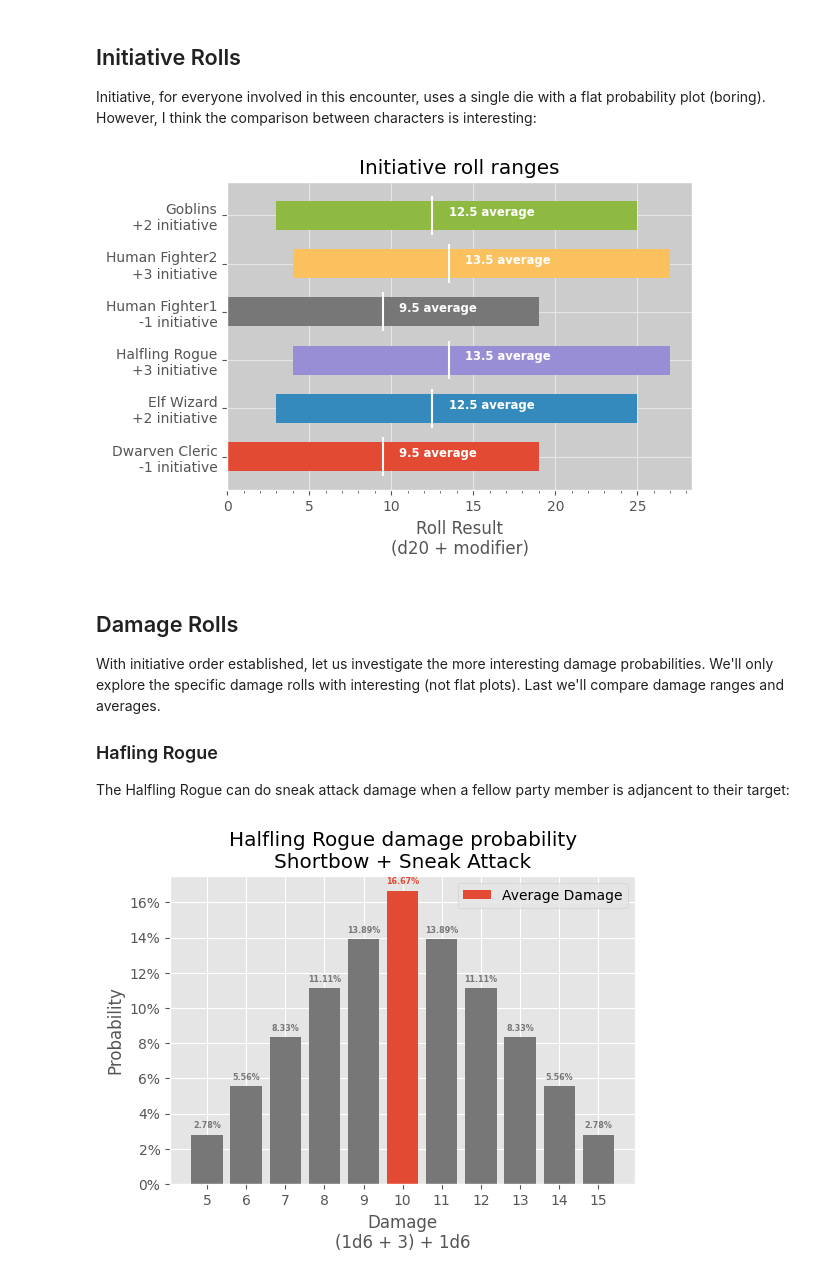
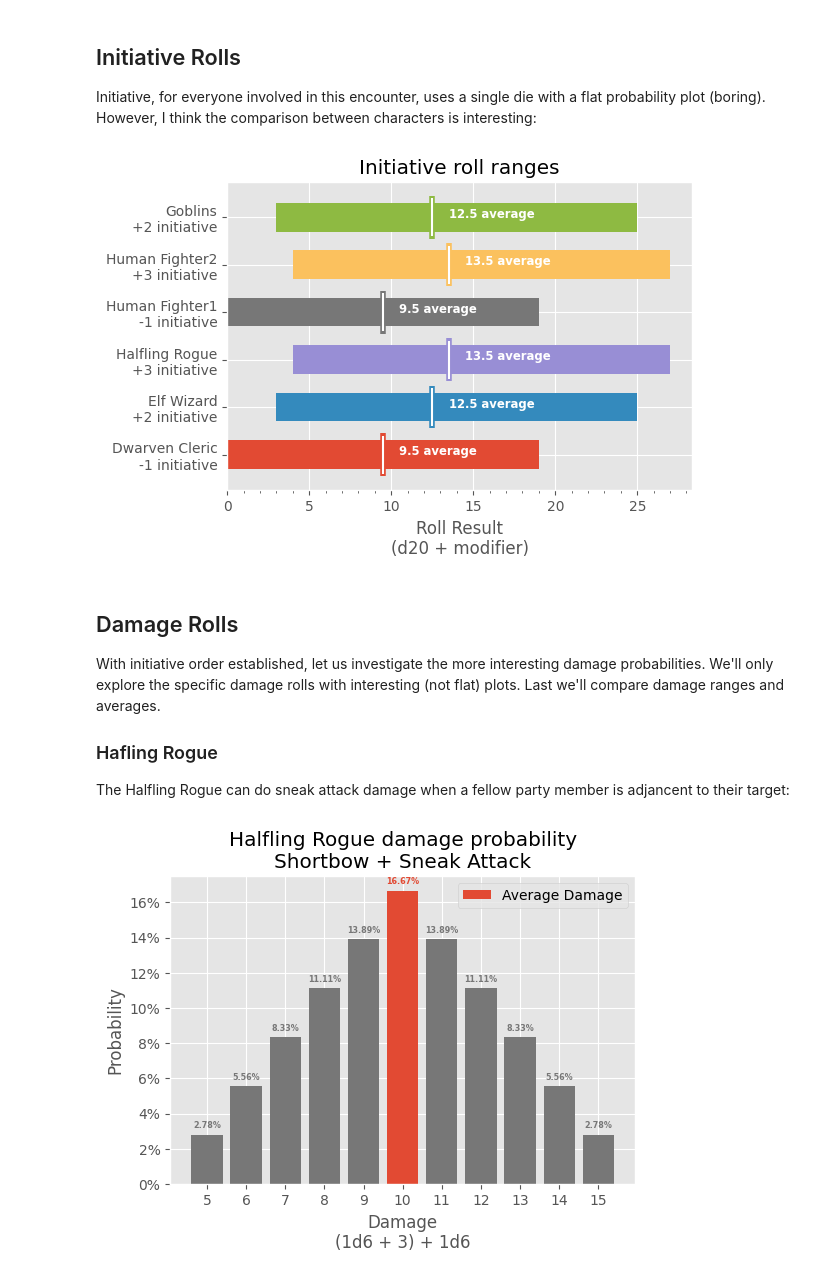
Before and after one commit to TimidRobot/dnd_probabilities, a Jupyter notebook: phandelver_probabilities.ipynb, the cells around one changed output. Saved outputs shown, nothing was run; the diff lists cells and outputs as text; code cells hidden in the pictures.

```diff
--- a/phandelver_probabilities.ipynb
+++ b/phandelver_probabilities.ipynb
@@ -46,10 +46,34 @@ Rolling any given number on a d20 has a probability of: 1/20 or 5%
 
 We can use the `numpy` library to make things easier for ourselves. Its array objects work very nicely with plotting and we can quickly generate the range of numbers used by dice using its functions:
 # %%
-# Global dice arrays
-d4 = numpy.arange(1, 5)  # Array of 1-4 inclusive
-d6 = numpy.arange(1, 7)  # Array of 1-6 inclusive
-d20 = numpy.arange(1, 21)  # Array of 1-20 inclusive
+def dice(formula):
+    """
+    Create numpy array from dice formula (example: 3d6 + 2)
+    """
+    modifier = 0
+    count, faces = formula.split("d")
+    if not count:
+        count = 1
+    else:
+        count = int(count.strip())
+    if "+" in faces:
+        faces, modifier = faces.split("+")
+        modifier = int(modifier.strip())
+    elif "-" in faces:
+        faces, modifier = faces.split("-")
+        modifier = int(f"-{modifier.strip()}")
+    faces = int(faces.strip())
+    array = numpy.arange(
+        (1 * count) + modifier, (faces * count) + modifier + 1
+    )
+    return array
+
+
+d4 = dice("d4")
+d6 = dice("d6")
+d8 = dice("d8")
+d12 = dice("d12")
+d20 = dice("d20")
 # %% [markdown]
 ### Simple Plot
 
@@ -255,6 +287,8 @@ ax2.set_ylim(ax1.get_ylim())  # use same scale for both axes
 
 Initiative, for everyone involved in this encounter, uses a single die with a flat probability plot (boring). However, I think the comparison between characters is interesting:
 # %%
+# d20 defined above
+
 initiative = [
     # Character, Initiative
     ("Dwarven Cleric\n-1 initiative", -1),
@@ -267,46 +301,44 @@ initiative = [
 
 initiative_arrays = []
 for _, modifier in initiative:
-    initiative_arrays.append(numpy.arange(1 + modifier, 21 + modifier))
+    initiative_arrays.append(d20 + modifier)
 
 # Initialize plot
 fig, ax = plot.subplots()
 fig.set_size_inches(6, 4)
 
 for i, array in enumerate(initiative_arrays):
     x = i + 1
     ax.barh(x, array, height=0.6, left=array[0])
+    ax.vlines(array.mean(), x - 0.45, x + 0.45, color=f"C{i}", linewidth=4.0)
     ax.vlines(array.mean(), x - 0.4, x + 0.4, color="white")
     ax.annotate(
         f"{array.mean()} average",
         (array.mean() + 1, x),
         color="white",
         fontsize="small",
         fontweight="bold",
         horizontalalignment="left",
     )
 
 # Configure Title
 ax.set_title("Initiative roll ranges")
 # Confgure X Axis
 ax.set_xlabel("Roll Result\n(d20 + modifier)")
 ax.xaxis.set_minor_locator(ticker.AutoMinorLocator())
 # Configure Y Axis
 ax.yaxis.set_major_locator(
     ticker.FixedLocator(range(len(initiative_arrays) + 1))
 )
 ax.yaxis.set_major_formatter(
     ticker.FixedFormatter([""] + [item[0] for item in initiative])
 )
-# Configure middle plot background and grid color
-ax.grid(color="0.9")
-ax.set_facecolor("0.8")
 # %% [output]
-[figure, old version]
+[figure, new version]
 # %% [markdown]
 ## Damage Rolls
 
-With initiative order established, let us investigate the more interesting damage probabilities. We'll only explore the specific damage rolls with interesting (not flat plots). Last we'll compare damage ranges and averages.
+With initiative order established, let us investigate the more interesting damage probabilities. We'll only explore the specific damage rolls with interesting (not flat) plots. Last we'll compare damage ranges and averages.
 
 ### Hafling Rogue
 
```
Also changed, not shown: parts of 10 cells of this notebook.
